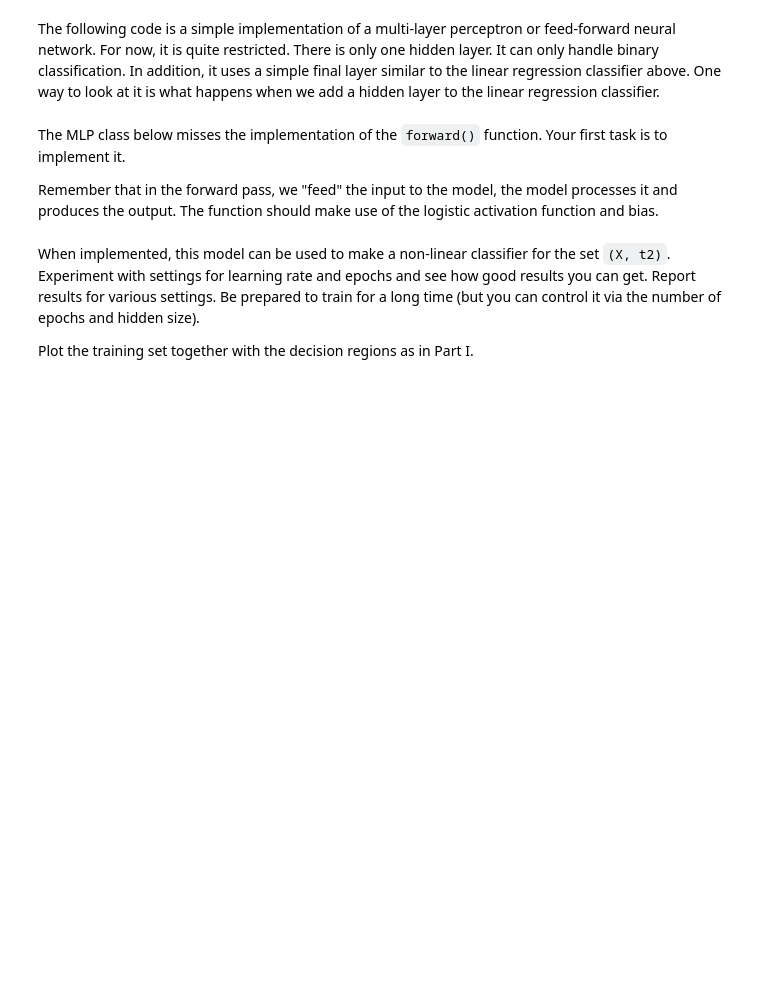
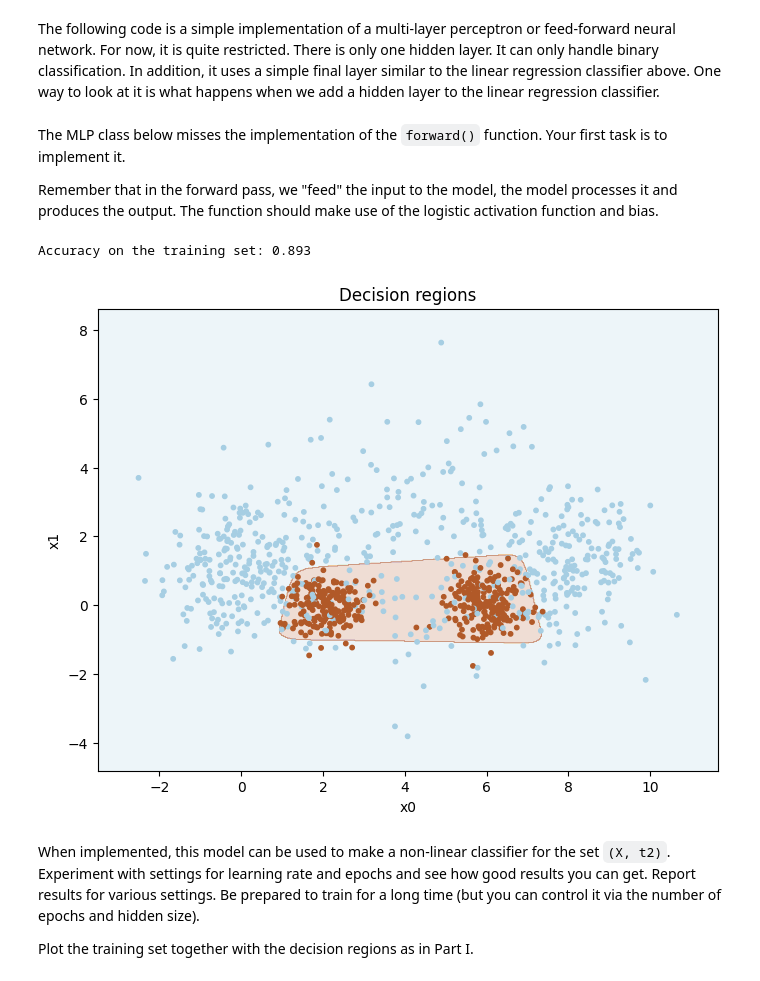
Before and after one commit to shahriarshaik/in3050-oblig-2-2024, a Jupyter notebook: in3050_in4050_2024_assignment2.ipynb, the cells around one changed output. Drawn from its saved outputs; the diff is of its cells as text; code cells hidden in the pictures; blank space fills up the shorter version.

```diff
--- a/in3050_in4050_2024_assignment2.ipynb
+++ b/in3050_in4050_2024_assignment2.ipynb
@@ -556,8 +687,10 @@ class MLPBinaryLinRegClass(NumpyClassifier):
         Return a pair consisting of the outputs of the hidden_layer
         and the outputs on the final layer"""
 
-        raise NotImplementedError
-        # return hidden_outs, outputs
+        hidden_outs = self.activ(X @ self.weights1)
+        hidden_outs = add_bias(hidden_outs, self.bias)
+        outputs = self.activ(hidden_outs @ self.weights2)
+        return hidden_outs, outputs
 
     def fit(self, X_train, t_train, lr=0.001, epochs = 100):
         """Intialize the weights. Train *epochs* many epochs.
@@ -607,6 +740,21 @@ class MLPBinaryLinRegClass(NumpyClassifier):
         forw = self.forward(Z)[1]
         score= forw[:, 0]
         return (score > 0.5)
+
+    def predict_probability(self, X):
+        """Predict the probability of the positive class for the members of X"""
+        Z = add_bias(X, self.bias)
+        forw = self.forward(Z)[1]
+        return forw[:, 0]
+# %%
+cl = MLPBinaryLinRegClass()
+cl.fit(X_train, t2_train, lr=0.01, epochs=20000)
+plot_decision_regions(X_train, t2_train, cl)
+
+print("Accuracy on the training set:", accuracy(cl.predict(X_train), t2_train))
+# %% [output]
+Accuracy on the training set: 0.893
+[figure, added]
 # %% [markdown]
 When implemented, this model can be used to make a non-linear classifier for the set `(X, t2)`. Experiment with settings for learning rate and epochs and see how good results you can get.
 Report results for various settings. Be prepared to train for a long time (but you can control it via the number of epochs and hidden size).
```
Also changed, not shown: parts of 13 cells of this notebook, 2 other files.
